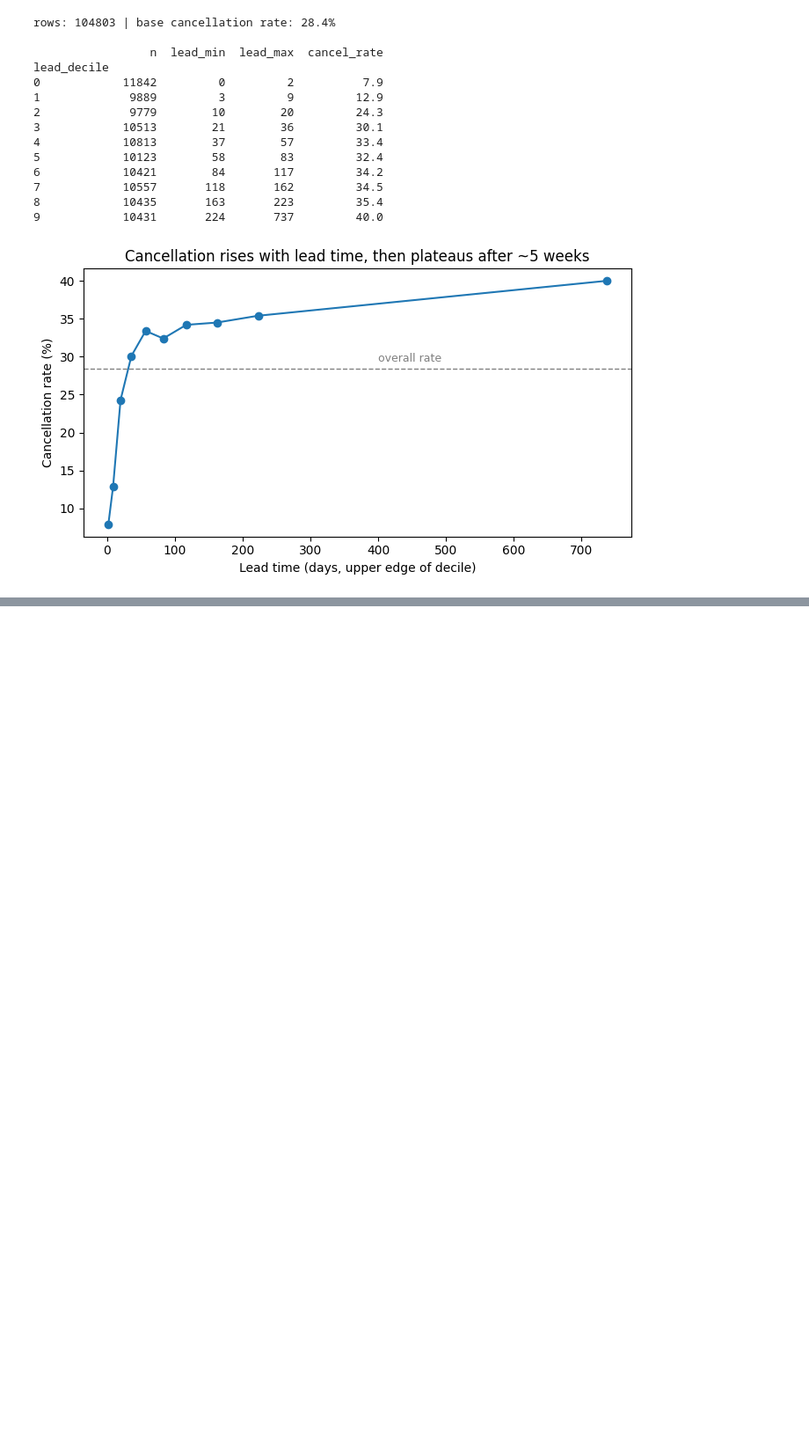
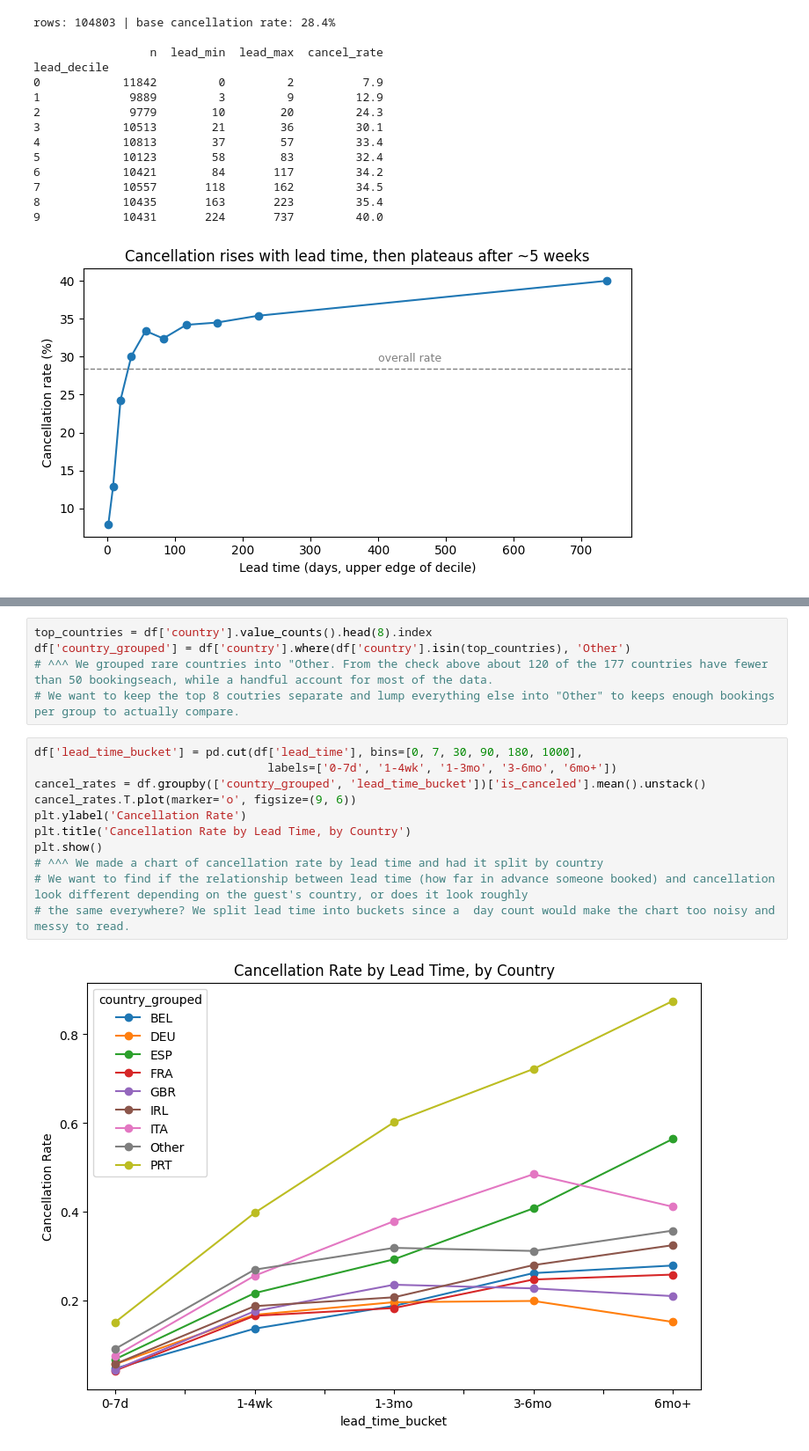
Before and after one commit to jberisso/BA305-A1---hotel-bookings, a Jupyter notebook: 01_data_exploration.ipynb, the cells around one changed output, grey strips where cells are left out. Shown at 88% size. Saved outputs shown, nothing was run; the diff lists cells and outputs as text; blank space fills up the shorter version.

```diff
--- a/01_data_exploration.ipynb
+++ b/01_data_exploration.ipynb
@@ -103,0 +140,18 @@ lead_decile
+# %%
+top_countries = df['country'].value_counts().head(8).index
+df['country_grouped'] = df['country'].where(df['country'].isin(top_countries), 'Other')
+# ^^^ We grouped rare countries into "Other. From the check above about 120 of the 177 countries have fewer than 50 bookingseach, while a handful account for most of the data.
+# We want to keep the top 8 coutries separate and lump everything else into "Other" to keeps enough bookings per group to actually compare.
+# %%
+df['lead_time_bucket'] = pd.cut(df['lead_time'], bins=[0, 7, 30, 90, 180, 1000],
+                                  labels=['0-7d', '1-4wk', '1-3mo', '3-6mo', '6mo+'])
+cancel_rates = df.groupby(['country_grouped', 'lead_time_bucket'])['is_canceled'].mean().unstack()
+cancel_rates.T.plot(marker='o', figsize=(9, 6))
+plt.ylabel('Cancellation Rate')
+plt.title('Cancellation Rate by Lead Time, by Country')
+plt.show()
+# ^^^ We made a chart of cancellation rate by lead time and had it split by country
+# We want to find if the relationship between lead time (how far in advance someone booked) and cancellation look different depending on the guest's country, or does it look roughly
+# the same everywhere? We split lead time into buckets since a  day count would make the chart too noisy and messy to read.
+# %% [output]
+[figure, added]
```
Also changed, not shown: parts of 6 cells of this notebook.
